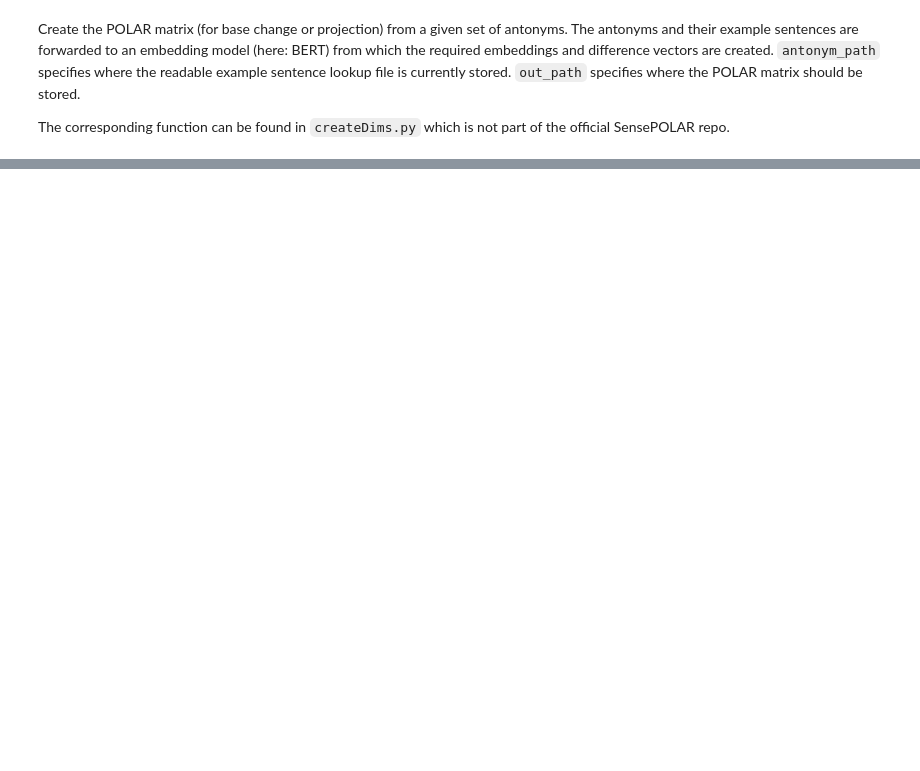
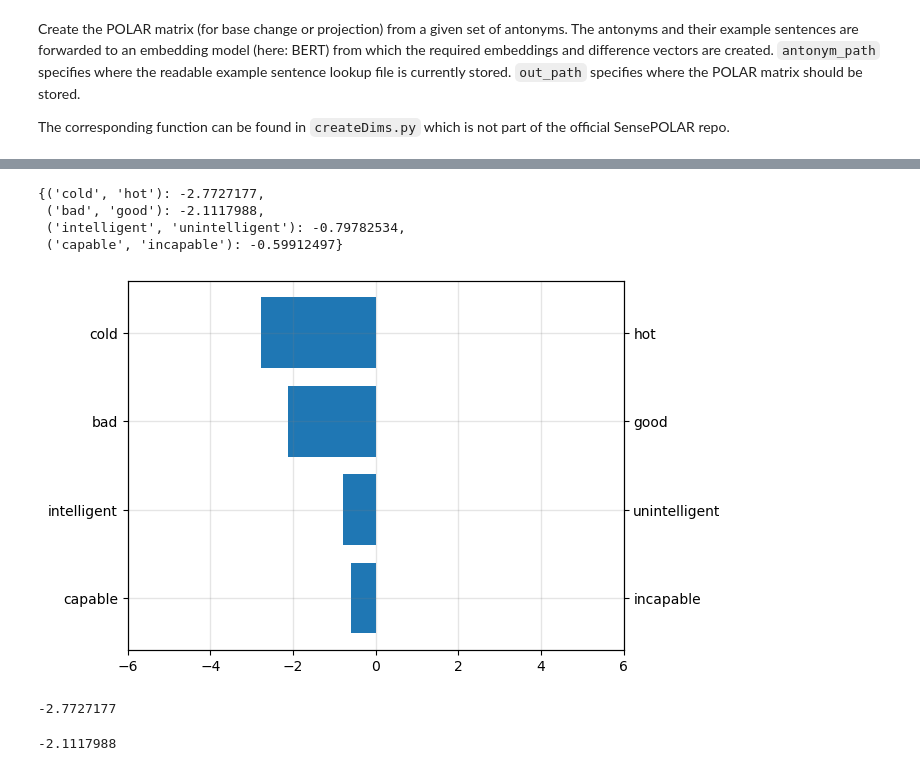
Before and after one commit to aldietri/SensePOLAR-TeamProject, a Jupyter notebook: Examples.ipynb, the cells around one changed output, grey strips where cells are left out. Saved outputs shown, nothing was run; the diff lists cells and outputs as text; code cells hidden in the pictures; blank space fills up the shorter version.

```diff
--- a/Examples.ipynb
+++ b/Examples.ipynb
@@ -103,0 +621,6 @@ analyzeWord(word, context, model=model, tokenizer=tokenizer, antonym_path=antony
+# %%
+antonym_path = out_path + "polar_dimensions.pkl"
+word = "bank"
+context = "he received a loan from the bank"
+
+analyzeWord(word, context, model=model, tokenizer=tokenizer, antonym_path=antonym_path, lookup_path=out_path, numberPolar=4, method="projection")
@@ -103,0 +655,2 @@ analyzeWord(word, context, model=model, tokenizer=tokenizer, antonym_path=antony
+# %%
+Y=analyzeWord(word, context, model=model, tokenizer=tokenizer, antonym_path=antonym_path, lookup_path=out_path, numberPolar=4, method="projection")
@@ -103,0 +675,13 @@ analyzeWord(word, context, model=model, tokenizer=tokenizer, antonym_path=antony
+# %%
+dim_values=Y[2]
+# %%
+dim_values
+# %% [output]
+{('cold', 'hot'): -2.7727177,
+ ('bad', 'good'): -2.1117988,
+ ('intelligent', 'unintelligent'): -0.79782534,
+ ('capable', 'incapable'): -0.59912497}
+# %%
+visual_representation_one_word(dim_values)
+# %% [output]
+[figure, added]
@@ -103,0 +692,8 @@ analyzeWord(word, context, model=model, tokenizer=tokenizer, antonym_path=antony
+# %%
+coordinatesX
+# %% [output]
+-2.7727177
+# %%
+coordinatesY
+# %% [output]
+-2.1117988
```
Also changed, not shown: parts of 46 cells of this notebook, 1 other file.
